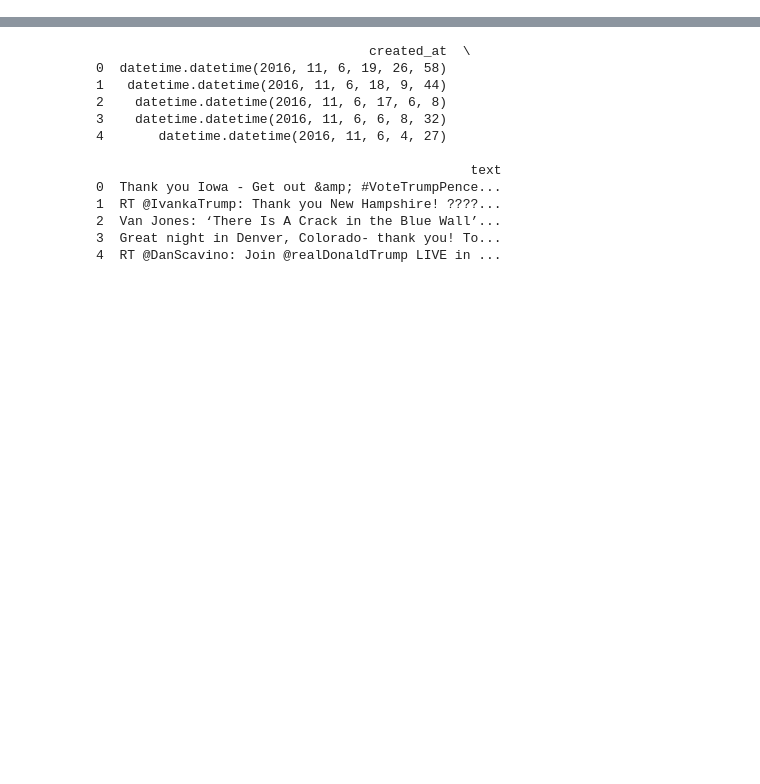
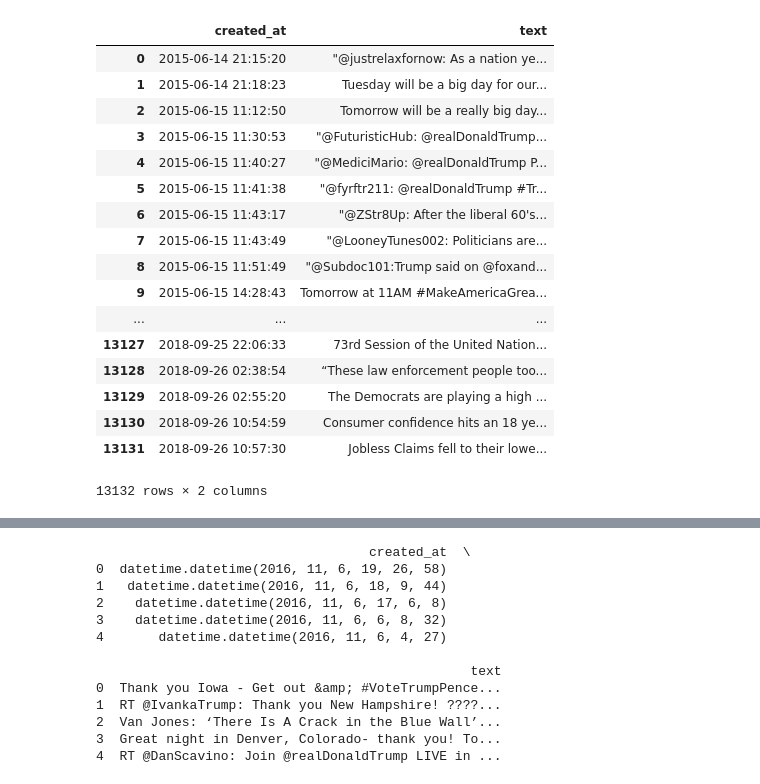
Before and after one commit to vvenla/trumponator, a Jupyter notebook: source/wrangling_tweets2.ipynb, the cells around one changed output, grey strips where cells are left out. Cells and saved outputs as stored; diff of their text form; code cells hidden in the pictures; blank space fills up the shorter version.

Commit message:
fixed the tweet wrangling

```diff
--- a/source/wrangling_tweets2.ipynb
+++ b/source/wrangling_tweets2.ipynb
@@ -29,0 +93,24 @@ df_after.describe()
+# %%
+#after wrangling, let's update the original object and sort it by timestamps
+df_before = new_df_before.sort_values(by="created_at")
+df_before = df_before.reset_index(drop=True)
+df_before
+# %% [output]
+|  | created_at | text |
+| 0 | 2015-06-14 21:15:20 | "@justrelaxfornow: As a nation ye... |
+| 1 | 2015-06-14 21:18:23 | Tuesday will be a big day for our... |
+| 2 | 2015-06-15 11:12:50 | Tomorrow will be a really big day... |
+| 3 | 2015-06-15 11:30:53 | "@FuturisticHub: @realDonaldTrump... |
+| 4 | 2015-06-15 11:40:27 | "@MediciMario: @realDonaldTrump P... |
+| 5 | 2015-06-15 11:41:38 | "@fyrftr211: @realDonaldTrump #Tr... |
+| 6 | 2015-06-15 11:43:17 | "@ZStr8Up: After the liberal 60's... |
+| 7 | 2015-06-15 11:43:49 | "@LooneyTunes002: Politicians are... |
+| 8 | 2015-06-15 11:51:49 | "@Subdoc101:Trump said on @foxand... |
+| 9 | 2015-06-15 14:28:43 | Tomorrow at 11AM #MakeAmericaGrea... |
+| ... | ... | ... |
+| 13127 | 2018-09-25 22:06:33 | 73rd Session of the United Nation... |
+| 13128 | 2018-09-26 02:38:54 | “These law enforcement people too... |
+| 13129 | 2018-09-26 02:55:20 | The Democrats are playing a high ... |
+| 13130 | 2018-09-26 10:54:59 | Consumer confidence hits an 18 ye... |
+| 13131 | 2018-09-26 10:57:30 | Jobless Claims fell to their lowe... |
+13132 rows × 2 columns
```
Also changed, not shown: parts of 8 cells of this notebook, 1 other file.
